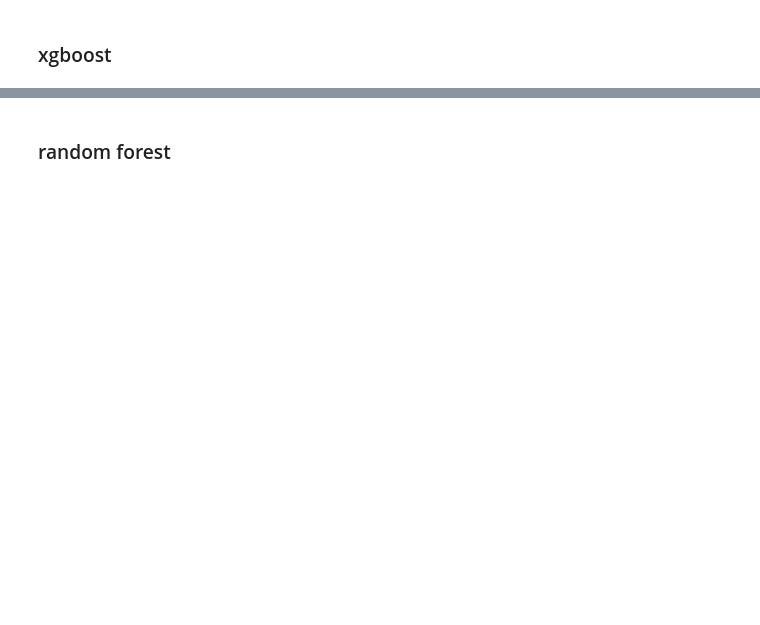
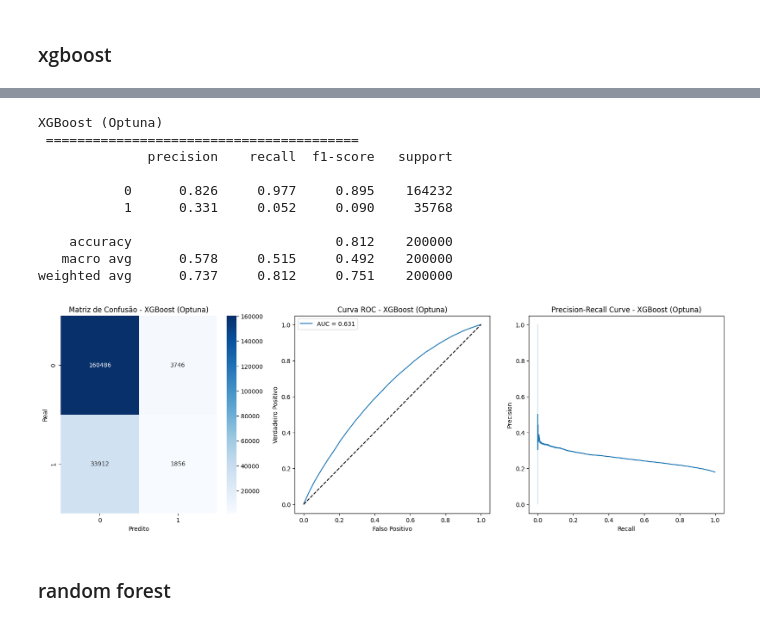
Before and after one commit to hermes-augusto/dsx-mack-model-ibm-hr, a Jupyter notebook: notebooks/modelagem1.ipynb, the cells around one changed output, grey strips where cells are left out. Cells and saved outputs as stored; diff of their text form; code cells hidden in the pictures; blank space fills up the shorter version.

```diff
--- a/notebooks/modelagem1.ipynb
+++ b/notebooks/modelagem1.ipynb
@@ -465,0 +668,23 @@ weighted avg      0.746     0.820     0.743    200000
+# %%
+import optuna
+from sklearn.model_selection import cross_val_score
+
+def objective_xgb(trial):
+    params = {
+        'n_estimators': trial.suggest_int('n_estimators', 100, 300),
+        'max_depth': trial.suggest_int('max_depth', 3, 10),
+        'learning_rate': trial.suggest_loguniform('learning_rate', 0.01, 0.3),
+        'subsample': trial.suggest_uniform('subsample', 0.8, 1.0),
+        'use_label_encoder': False,
+        'eval_metric': 'logloss',
+        'random_state': 42
+    }
+    model = xgb.XGBClassifier(**params)
+    score = cross_val_score(model, X_train_scaled, y_train, cv=3, scoring='f1').mean()
+    return score
+
+study_xgb = optuna.create_study(direction='maximize')
+study_xgb.optimize(objective_xgb, n_trials=20)
+print("Optuna XGB:", study_xgb.best_params)
+best_xgb_optuna = xgb.XGBClassifier(**study_xgb.best_params)
+best_xgb_optuna.fit(X_train_scaled, y_train)
@@ -465,0 +724,14 @@ weighted avg      0.746     0.820     0.743    200000
+# %%
+avaliar_modelo(best_xgb_optuna, X_train_scaled, X_test_scaled, y_train, y_test, nome='XGBoost (Optuna)')
+# %% [output]
+XGBoost (Optuna)
+ ========================================
+              precision    recall  f1-score   support
+
+           0      0.826     0.977     0.895    164232
+           1      0.331     0.052     0.090     35768
+
+    accuracy                          0.812    200000
+   macro avg      0.578     0.515     0.492    200000
+weighted avg      0.737     0.812     0.751    200000
+[figure, added]
```
Also changed, not shown: parts of 114 cells of this notebook, 2 other files.
